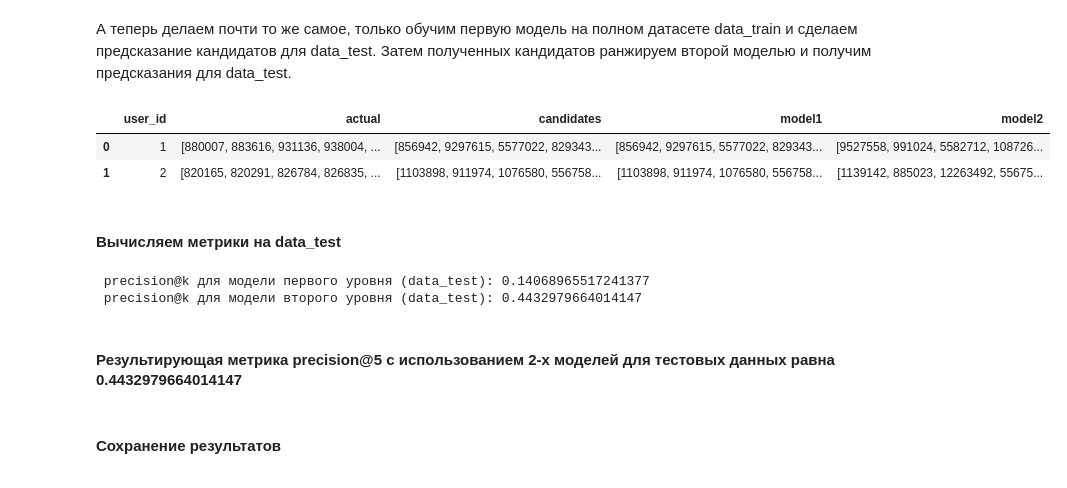
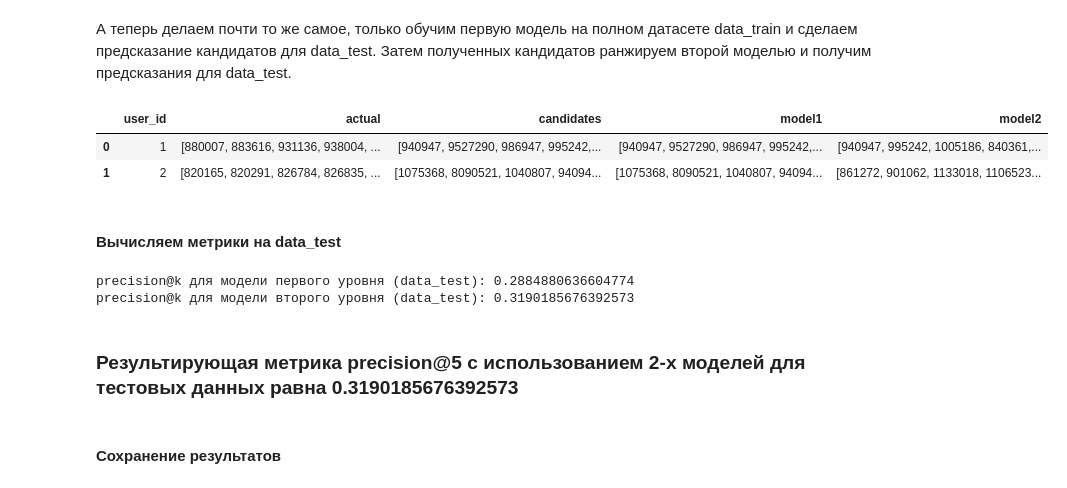
Before and after one commit to SemenovR/GB_RecommenderSystems, a Jupyter notebook: cproject/cproject.ipynb, the cells around one changed output. Cells and saved outputs as stored; diff of their text form; code cells hidden in the pictures.

```diff
--- a/cproject/cproject.ipynb
+++ b/cproject/cproject.ipynb
@@ -208,6 +234,3 @@ def split_train_test(data):
     return X_train, y_train
 # %%
 X_train, y_train = split_train_test(X_y)
-# %%
-lgb = LGBMClassifier(objective='binary', max_depth=7, num_leaves=128)
-lgb.fit(X_train, y_train)
@@ -215,0 +237,11 @@ LGBMClassifier(max_depth=7, num_leaves=128, objective='binary')
+# %%
+# Обучаемые признаки
+train_f = X_train.columns.drop(['user_id', 'item_id'])
+# %%
+lgb = RandomForestClassifier(
+    n_estimators=10,
+    verbose=False,
+    n_jobs=8,
+    random_state=27
+)
+lgb.fit(X_train[train_f], y_train)
@@ -218,7 +253,7 @@ LGBMClassifier(max_depth=7, num_leaves=128, objective='binary')
 # %%
 def get_model2(model, X, k):
     # Получение данных модели второго уровня
-    X['preds'] = model.predict_proba(X)[:, 1]
+    X['preds'] = model.predict_proba(X[train_f])[:, 1]
     result = X.sort_values(['user_id', 'preds'], ascending=False).groupby('user_id').head(k).\
         groupby('user_id')['item_id'].unique().reset_index()
     result.rename(columns={'item_id': 'model2'}, inplace=True)
@@ -312,40 +349,40 @@ print(' precision@k для модели первого уровня (data_val_lv
 data_test = pd.read_csv('../raw_data/retail_test.csv')
 # %%
 # Первичная фильтрация данных
-data_train = prefilter_items(data_train, item_features=item_features, take_n_popular=5000)
+data_train = prefilter_items(data_train, take_n_popular=N_POPULAR)
 # Обучение модели первого уровня
-recommender = MainRecommender(data_train)
+recommender = MainRecommender(data_train, als=False, own=True)
 # Получаем список актуальных покупок и кандидатов для data_test
 result_lvl = get_actual(data_test)
 result_lvl = get_candidates(recommender, result_lvl)
 # Формируем данные для второй модели
 X = get_X_data(result_lvl)
 # Фичи
-X = featuring(data_test, X)
+X = featuring(X)
 # Предобработка данных перед предсказанием модели 2
 X = prepare_X(X)
-# Берем топ-k предсказаний второй модели для data_test, ранжированных по вероятности, для каждого юзера
+# Находим рекомендации по второй модели
 model2 = get_model2(lgb, X, K)
 # Находим рекомендации по первой модели
 model1 = get_model1(recommender, result_lvl, K)
 # Сливаем всё в одну таблицу
 result_lvl = result_lvl.merge(model1, on='user_id', how='left')
 result_lvl = result_lvl.merge(model2, on='user_id', how='left')
 result_lvl.head(2)
 # %% [output]
 |  | user_id | actual | candidates | model1 | model2 |
-| 0 | 1 | [880007, 883616, 931136, 938004, ... | [856942, 9297615, 5577022, 829343... | [856942, 9297615, 5577022, 829343... | [9527558, 991024, 5582712, 108726... |
-| 1 | 2 | [820165, 820291, 826784, 826835, ... | [1103898, 911974, 1076580, 556758... | [1103898, 911974, 1076580, 556758... | [1139142, 885023, 12263492, 55675... |
+| 0 | 1 | [880007, 883616, 931136, 938004, ... | [940947, 9527290, 986947, 995242,... | [940947, 9527290, 986947, 995242,... | [940947, 995242, 1005186, 840361,... |
+| 1 | 2 | [820165, 820291, 826784, 826835, ... | [1075368, 8090521, 1040807, 94094... | [1075368, 8090521, 1040807, 94094... | [861272, 901062, 1133018, 1106523... |
 # %% [markdown]
 #### Вычисляем метрики на data_test
 # %%
-print(' precision@k для модели первого уровня (data_test):', get_precision_at_k(result_lvl, 'model1', K), '\n',
-      'precision@k для модели второго уровня (data_test):', get_precision_at_k(result_lvl, 'model2', K))
+print('precision@k для модели первого уровня (data_test):', get_precision_at_k(result_lvl, 'model1', K),
+      '\nprecision@k для модели второго уровня (data_test):', get_precision_at_k(result_lvl, 'model2', K))
 # %% [output]
- precision@k для модели первого уровня (data_test): 0.14068965517241377
- precision@k для модели второго уровня (data_test): 0.4432979664014147
+precision@k для модели первого уровня (data_test): 0.2884880636604774
+precision@k для модели второго уровня (data_test): 0.3190185676392573
 # %% [markdown]
-#### Результирующая метрика precision@5 с использованием 2-х моделей для тестовых данных равна 0.4432979664014147
+### Результирующая метрика precision@5 с использованием 2-х моделей для тестовых данных равна 0.3190185676392573
 # %% [markdown]
 #### Сохранение результатов
 # %%
```
Also changed, not shown: parts of 28 cells of this notebook, 3 other files.
